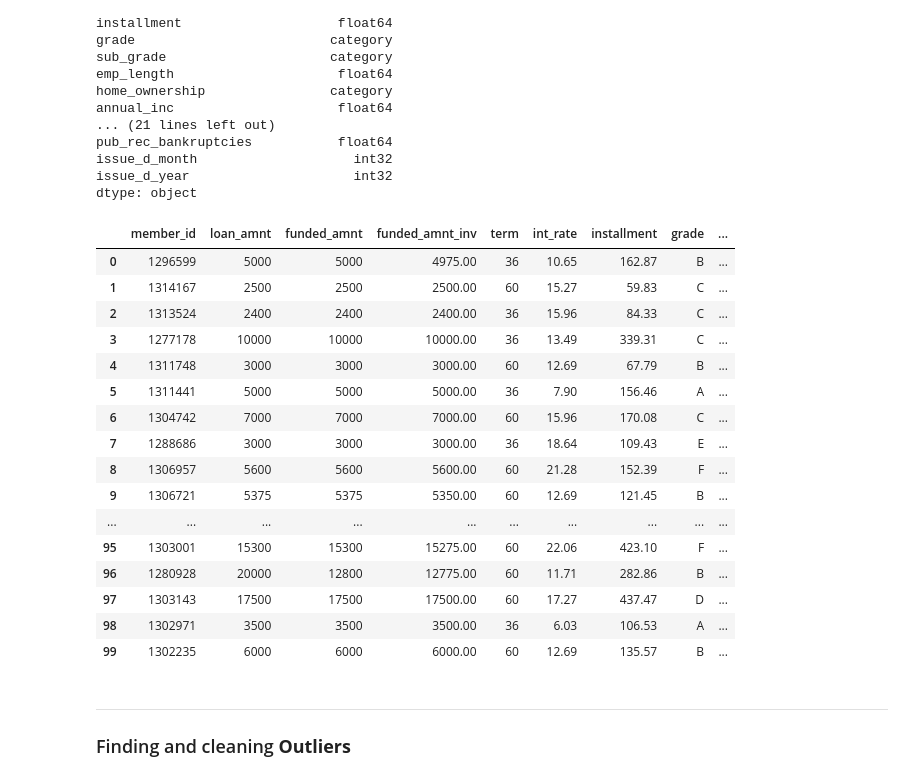
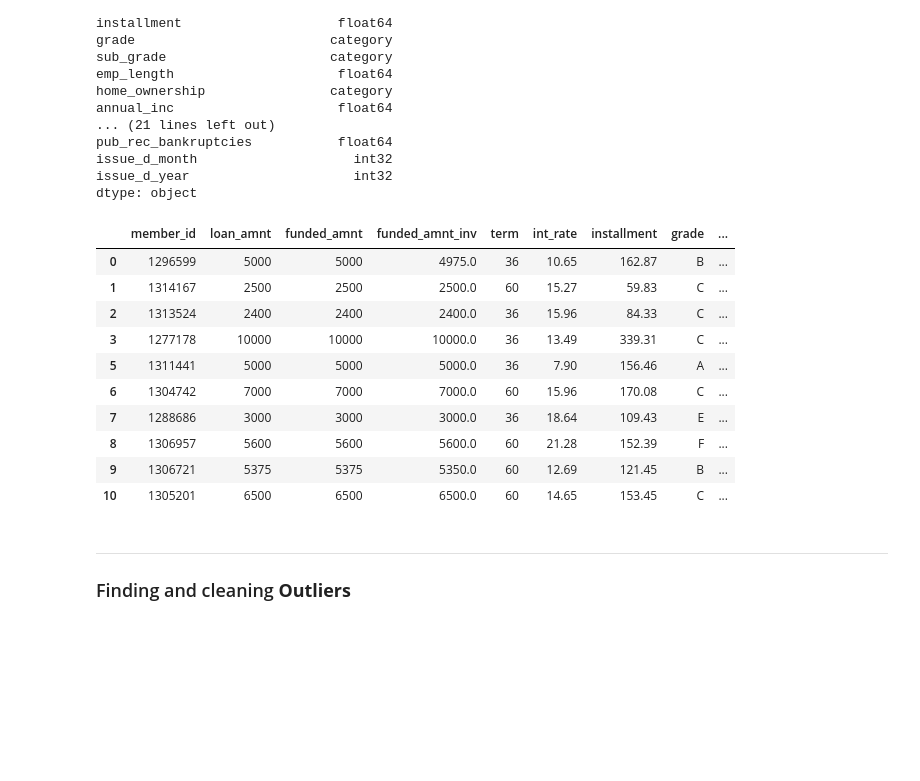
Before and after one commit to sonal-jatav/LendingClubCaseStudy, a Jupyter notebook: Sonal_Jatav_Lending_club_case_study.ipynb, the cells around one changed output. Saved outputs shown, nothing was run; the diff lists cells and outputs as text; code cells hidden in the pictures; blank space fills up the shorter version.

```diff
--- a/Sonal_Jatav_Lending_club_case_study.ipynb
+++ b/Sonal_Jatav_Lending_club_case_study.ipynb
@@ -251,25 +249,19 @@ for cols in loan.columns:
     if(loan[cols].dtype == 'float64'):
         loan[cols] = loan[cols].round(2)
 # %%
-loan.head(100)
+loan.head(10)
 # %% [output]
 |  | member_id | loan_amnt | funded_amnt | funded_amnt_inv | term | int_rate | installment | grade | ... |
-| 0 | 1296599 | 5000 | 5000 | 4975.00 | 36 | 10.65 | 162.87 | B | ... |
-| 1 | 1314167 | 2500 | 2500 | 2500.00 | 60 | 15.27 | 59.83 | C | ... |
-| 2 | 1313524 | 2400 | 2400 | 2400.00 | 36 | 15.96 | 84.33 | C | ... |
-| 3 | 1277178 | 10000 | 10000 | 10000.00 | 36 | 13.49 | 339.31 | C | ... |
-| 4 | 1311748 | 3000 | 3000 | 3000.00 | 60 | 12.69 | 67.79 | B | ... |
-| 5 | 1311441 | 5000 | 5000 | 5000.00 | 36 | 7.90 | 156.46 | A | ... |
-| 6 | 1304742 | 7000 | 7000 | 7000.00 | 60 | 15.96 | 170.08 | C | ... |
-| 7 | 1288686 | 3000 | 3000 | 3000.00 | 36 | 18.64 | 109.43 | E | ... |
-| 8 | 1306957 | 5600 | 5600 | 5600.00 | 60 | 21.28 | 152.39 | F | ... |
-| 9 | 1306721 | 5375 | 5375 | 5350.00 | 60 | 12.69 | 121.45 | B | ... |
-| ... | ... | ... | ... | ... | ... | ... | ... | ... | ... |
-| 95 | 1303001 | 15300 | 15300 | 15275.00 | 60 | 22.06 | 423.10 | F | ... |
-| 96 | 1280928 | 20000 | 12800 | 12775.00 | 60 | 11.71 | 282.86 | B | ... |
-| 97 | 1303143 | 17500 | 17500 | 17500.00 | 60 | 17.27 | 437.47 | D | ... |
-| 98 | 1302971 | 3500 | 3500 | 3500.00 | 36 | 6.03 | 106.53 | A | ... |
-| 99 | 1302235 | 6000 | 6000 | 6000.00 | 60 | 12.69 | 135.57 | B | ... |
+| 0 | 1296599 | 5000 | 5000 | 4975.0 | 36 | 10.65 | 162.87 | B | ... |
+| 1 | 1314167 | 2500 | 2500 | 2500.0 | 60 | 15.27 | 59.83 | C | ... |
+| 2 | 1313524 | 2400 | 2400 | 2400.0 | 36 | 15.96 | 84.33 | C | ... |
+| 3 | 1277178 | 10000 | 10000 | 10000.0 | 36 | 13.49 | 339.31 | C | ... |
+| 5 | 1311441 | 5000 | 5000 | 5000.0 | 36 | 7.90 | 156.46 | A | ... |
+| 6 | 1304742 | 7000 | 7000 | 7000.0 | 60 | 15.96 | 170.08 | C | ... |
+| 7 | 1288686 | 3000 | 3000 | 3000.0 | 36 | 18.64 | 109.43 | E | ... |
+| 8 | 1306957 | 5600 | 5600 | 5600.0 | 60 | 21.28 | 152.39 | F | ... |
+| 9 | 1306721 | 5375 | 5375 | 5350.0 | 60 | 12.69 | 121.45 | B | ... |
+| 10 | 1305201 | 6500 | 6500 | 6500.0 | 60 | 14.65 | 153.45 | C | ... |
 # %% [markdown]
 ---
 ### Finding and cleaning **Outliers**
```
Also changed, not shown: parts of 20 cells of this notebook.
